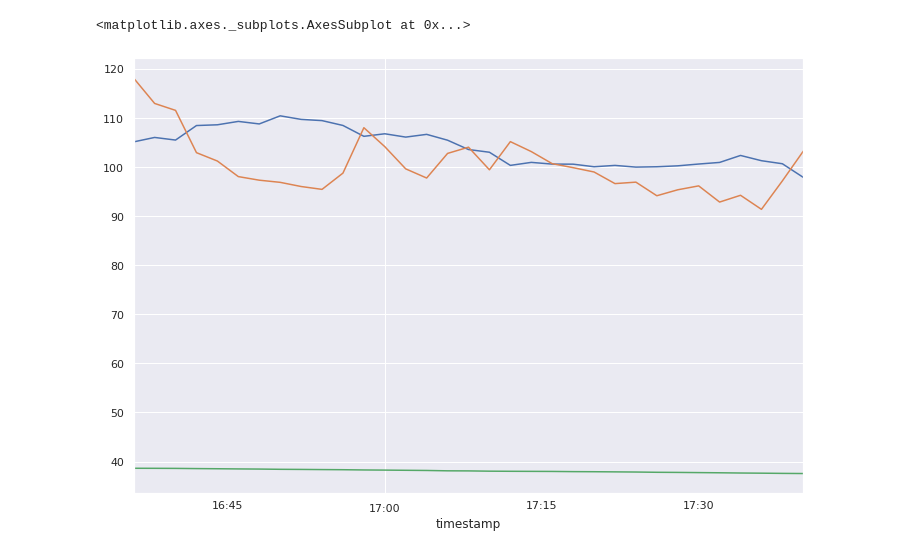
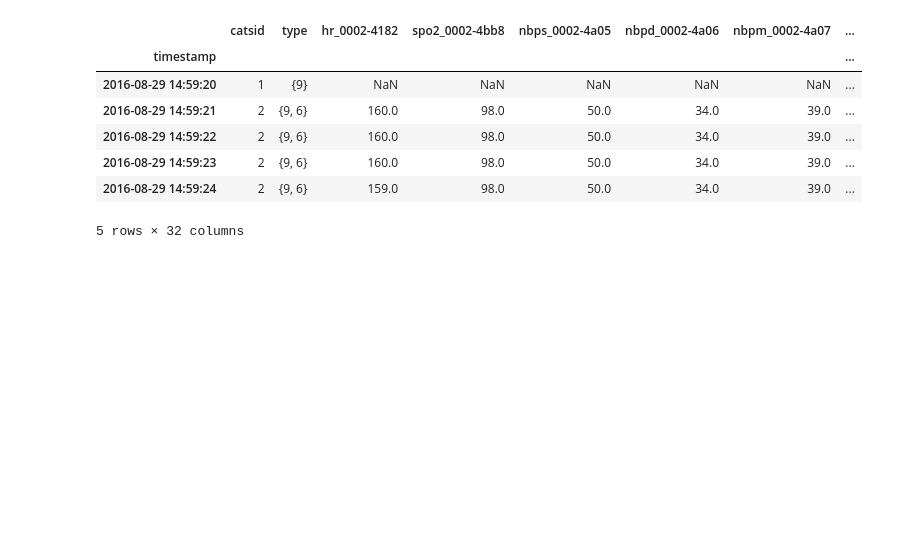
Before and after one commit to TomMonks/cats-time-series, a Jupyter notebook: test_input.ipynb, the cells around one changed output. Drawn from its saved outputs; the diff is of its cells as text; code cells hidden in the pictures; blank space fills up the shorter version.

```diff
--- a/test_input.ipynb
+++ b/test_input.ipynb
@@ -38,10 +21,14 @@ r_ts.iloc[20:100]
-# %%
-r_ts['hr_0002-4182'].plot.line(figsize=(12,8))
-r_ts['arts_0002-4a11'].plot.line(figsize=(12,8))
-r_ts['tesoph_0002-4b64'].plot.line(figsize=(12,8))
-# %% [output]
-<matplotlib.axes._subplots.AxesSubplot at 0x...>
-[figure, removed]
+# %%
+ct.time_series.head()
+# %% [output]
+|  | catsid | type | hr_0002-4182 | spo2_0002-4bb8 | nbps_0002-4a05 | nbpd_0002-4a06 | nbpm_0002-4a07 | ... |
+| timestamp |  |  |  |  |  |  |  | ... |
+| 2016-08-29 14:59:20 | 1 | {9} | NaN | NaN | NaN | NaN | NaN | ... |
+| 2016-08-29 14:59:21 | 2 | {9, 6} | 160.0 | 98.0 | 50.0 | 34.0 | 39.0 | ... |
+| 2016-08-29 14:59:22 | 2 | {9, 6} | 160.0 | 98.0 | 50.0 | 34.0 | 39.0 | ... |
+| 2016-08-29 14:59:23 | 2 | {9, 6} | 160.0 | 98.0 | 50.0 | 34.0 | 39.0 | ... |
+| 2016-08-29 14:59:24 | 2 | {9, 6} | 159.0 | 98.0 | 50.0 | 34.0 | 39.0 | ... |
+5 rows × 32 columns
 # %%
 ct.time_series['hr_0002-4182'].plot(figsize=(12,8))
 # %% [output]
```
Also changed, not shown: parts of 7 cells of this notebook, 1 other file.
